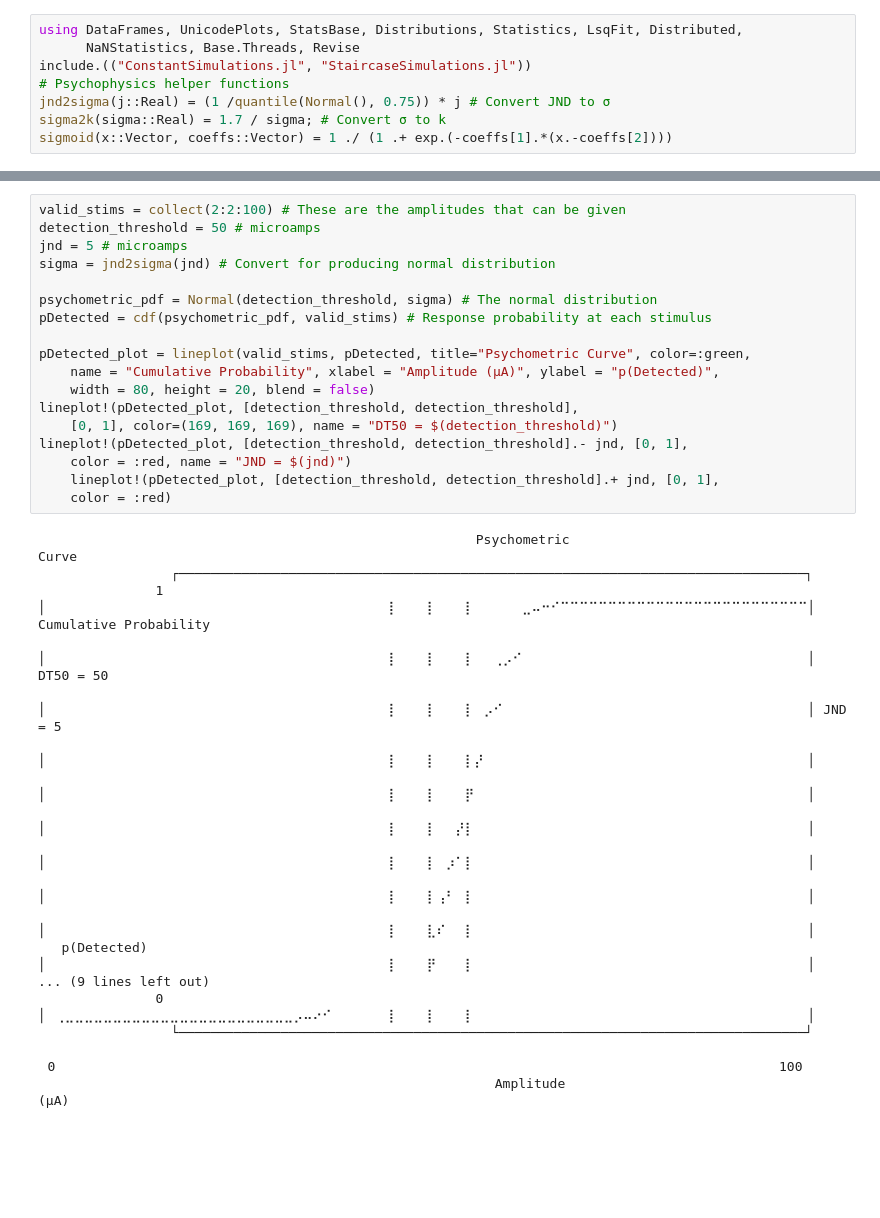
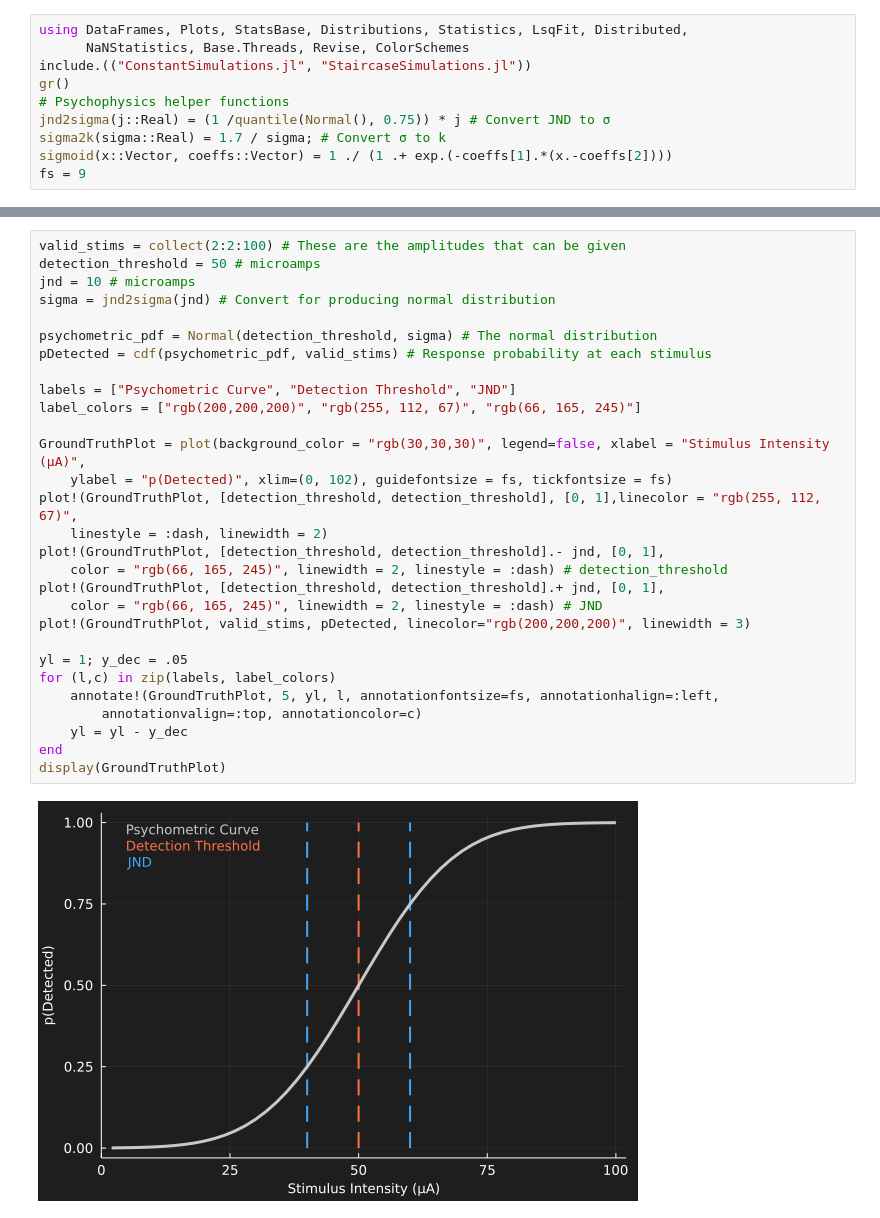
Before and after one commit to CMGreenspon/BCIDetectionThresholdSimulations, a Jupyter notebook: DetectionThresholdNotebook.ipynb, the cells around one changed output, grey strips where cells are left out. Cells and saved outputs as stored; diff of their text form; blank space fills up the shorter version.

```diff
--- a/DetectionThresholdNotebook.ipynb
+++ b/DetectionThresholdNotebook.ipynb
@@ -1,9 +1,11 @@
 # %%
-using DataFrames, UnicodePlots, StatsBase, Distributions, Statistics, LsqFit, Distributed,
-      NaNStatistics, Base.Threads, Revise
+using DataFrames, Plots, StatsBase, Distributions, Statistics, LsqFit, Distributed,
+      NaNStatistics, Base.Threads, Revise, ColorSchemes
 include.(("ConstantSimulations.jl", "StaircaseSimulations.jl"))
+gr()
 # Psychophysics helper functions
 jnd2sigma(j::Real) = (1 /quantile(Normal(), 0.75)) * j # Convert JND to σ
 sigma2k(sigma::Real) = 1.7 / sigma; # Convert σ to k
 sigmoid(x::Vector, coeffs::Vector) = 1 ./ (1 .+ exp.(-coeffs[1].*(x.-coeffs[2])))
+fs = 9
 # %% [output]
@@ -14,37 +16,32 @@ We first define an example psychophysical response function defined as a cumulat
 # %%
 valid_stims = collect(2:2:100) # These are the amplitudes that can be given
 detection_threshold = 50 # microamps
-jnd = 5 # microamps
+jnd = 10 # microamps
 sigma = jnd2sigma(jnd) # Convert for producing normal distribution
 
 psychometric_pdf = Normal(detection_threshold, sigma) # The normal distribution
 pDetected = cdf(psychometric_pdf, valid_stims) # Response probability at each stimulus
 
-pDetected_plot = lineplot(valid_stims, pDetected, title="Psychometric Curve", color=:green,
-    name = "Cumulative Probability", xlabel = "Amplitude (μA)", ylabel = "p(Detected)",
-    width = 80, height = 20, blend = false)
-lineplot!(pDetected_plot, [detection_threshold, detection_threshold],
-    [0, 1], color=(169, 169, 169), name = "DT50 = $(detection_threshold)")
-lineplot!(pDetected_plot, [detection_threshold, detection_threshold].- jnd, [0, 1],
-    color = :red, name = "JND = $(jnd)")
-    lineplot!(pDetected_plot, [detection_threshold, detection_threshold].+ jnd, [0, 1],
-    color = :red)
+labels = ["Psychometric Curve", "Detection Threshold", "JND"]
+label_colors = ["rgb(200,200,200)", "rgb(255, 112, 67)", "rgb(66, 165, 245)"]
+
+GroundTruthPlot = plot(background_color = "rgb(30,30,30)", legend=false, xlabel = "Stimulus Intensity (μA)",
+    ylabel = "p(Detected)", xlim=(0, 102), guidefontsize = fs, tickfontsize = fs)
+plot!(GroundTruthPlot, [detection_threshold, detection_threshold], [0, 1],linecolor = "rgb(255, 112, 67)",
+    linestyle = :dash, linewidth = 2)
+plot!(GroundTruthPlot, [detection_threshold, detection_threshold].- jnd, [0, 1],
+    color = "rgb(66, 165, 245)", linewidth = 2, linestyle = :dash) # detection_threshold
+plot!(GroundTruthPlot, [detection_threshold, detection_threshold].+ jnd, [0, 1],
+    color = "rgb(66, 165, 245)", linewidth = 2, linestyle = :dash) # JND
+plot!(GroundTruthPlot, valid_stims, pDetected, linecolor="rgb(200,200,200)", linewidth = 3)
+
+yl = 1; y_dec = .05
+for (l,c) in zip(labels, label_colors)
+    annotate!(GroundTruthPlot, 5, yl, l, annotationfontsize=fs, annotationhalign=:left,
+        annotationvalign=:top, annotationcolor=c)
+    yl = yl - y_dec
+end
+display(GroundTruthPlot)
 # %% [output]
-                 ⠀⠀⠀⠀⠀⠀⠀⠀⠀⠀⠀⠀⠀⠀⠀⠀⠀⠀⠀⠀⠀⠀⠀⠀⠀⠀⠀⠀⠀⠀⠀⠀Psychometric Curve⠀⠀⠀⠀⠀⠀⠀⠀⠀⠀⠀⠀⠀⠀⠀⠀⠀⠀⠀⠀⠀⠀⠀⠀⠀⠀⠀⠀⠀⠀⠀⠀
-                 ┌────────────────────────────────────────────────────────────────────────────────┐
-               1 │⠀⠀⠀⠀⠀⠀⠀⠀⠀⠀⠀⠀⠀⠀⠀⠀⠀⠀⠀⠀⠀⠀⠀⠀⠀⠀⠀⠀⠀⠀⠀⠀⠀⠀⠀⠀⡇⠀⠀⠀⡇⠀⠀⠀⡇⠀⠀⠀⠀⠀⣀⠤⠒⠊⠉⠉⠉⠉⠉⠉⠉⠉⠉⠉⠉⠉⠉⠉⠉⠉⠉⠉⠉⠉⠉⠉⠉⠉⠉⠉│ Cumulative Probability
-                 │⠀⠀⠀⠀⠀⠀⠀⠀⠀⠀⠀⠀⠀⠀⠀⠀⠀⠀⠀⠀⠀⠀⠀⠀⠀⠀⠀⠀⠀⠀⠀⠀⠀⠀⠀⠀⡇⠀⠀⠀⡇⠀⠀⠀⡇⠀⠀⢀⡠⠊⠀⠀⠀⠀⠀⠀⠀⠀⠀⠀⠀⠀⠀⠀⠀⠀⠀⠀⠀⠀⠀⠀⠀⠀⠀⠀⠀⠀⠀⠀│ DT50 = 50
-                 │⠀⠀⠀⠀⠀⠀⠀⠀⠀⠀⠀⠀⠀⠀⠀⠀⠀⠀⠀⠀⠀⠀⠀⠀⠀⠀⠀⠀⠀⠀⠀⠀⠀⠀⠀⠀⡇⠀⠀⠀⡇⠀⠀⠀⡇⠀⡠⠊⠀⠀⠀⠀⠀⠀⠀⠀⠀⠀⠀⠀⠀⠀⠀⠀⠀⠀⠀⠀⠀⠀⠀⠀⠀⠀⠀⠀⠀⠀⠀⠀│ JND = 5
-                 │⠀⠀⠀⠀⠀⠀⠀⠀⠀⠀⠀⠀⠀⠀⠀⠀⠀⠀⠀⠀⠀⠀⠀⠀⠀⠀⠀⠀⠀⠀⠀⠀⠀⠀⠀⠀⡇⠀⠀⠀⡇⠀⠀⠀⡇⡜⠀⠀⠀⠀⠀⠀⠀⠀⠀⠀⠀⠀⠀⠀⠀⠀⠀⠀⠀⠀⠀⠀⠀⠀⠀⠀⠀⠀⠀⠀⠀⠀⠀⠀│
-                 │⠀⠀⠀⠀⠀⠀⠀⠀⠀⠀⠀⠀⠀⠀⠀⠀⠀⠀⠀⠀⠀⠀⠀⠀⠀⠀⠀⠀⠀⠀⠀⠀⠀⠀⠀⠀⡇⠀⠀⠀⡇⠀⠀⠀⡟⠀⠀⠀⠀⠀⠀⠀⠀⠀⠀⠀⠀⠀⠀⠀⠀⠀⠀⠀⠀⠀⠀⠀⠀⠀⠀⠀⠀⠀⠀⠀⠀⠀⠀⠀│
-                 │⠀⠀⠀⠀⠀⠀⠀⠀⠀⠀⠀⠀⠀⠀⠀⠀⠀⠀⠀⠀⠀⠀⠀⠀⠀⠀⠀⠀⠀⠀⠀⠀⠀⠀⠀⠀⡇⠀⠀⠀⡇⠀⠀⡜⡇⠀⠀⠀⠀⠀⠀⠀⠀⠀⠀⠀⠀⠀⠀⠀⠀⠀⠀⠀⠀⠀⠀⠀⠀⠀⠀⠀⠀⠀⠀⠀⠀⠀⠀⠀│
-                 │⠀⠀⠀⠀⠀⠀⠀⠀⠀⠀⠀⠀⠀⠀⠀⠀⠀⠀⠀⠀⠀⠀⠀⠀⠀⠀⠀⠀⠀⠀⠀⠀⠀⠀⠀⠀⡇⠀⠀⠀⡇⠀⡰⠁⡇⠀⠀⠀⠀⠀⠀⠀⠀⠀⠀⠀⠀⠀⠀⠀⠀⠀⠀⠀⠀⠀⠀⠀⠀⠀⠀⠀⠀⠀⠀⠀⠀⠀⠀⠀│
-                 │⠀⠀⠀⠀⠀⠀⠀⠀⠀⠀⠀⠀⠀⠀⠀⠀⠀⠀⠀⠀⠀⠀⠀⠀⠀⠀⠀⠀⠀⠀⠀⠀⠀⠀⠀⠀⡇⠀⠀⠀⡇⢠⠃⠀⡇⠀⠀⠀⠀⠀⠀⠀⠀⠀⠀⠀⠀⠀⠀⠀⠀⠀⠀⠀⠀⠀⠀⠀⠀⠀⠀⠀⠀⠀⠀⠀⠀⠀⠀⠀│
-                 │⠀⠀⠀⠀⠀⠀⠀⠀⠀⠀⠀⠀⠀⠀⠀⠀⠀⠀⠀⠀⠀⠀⠀⠀⠀⠀⠀⠀⠀⠀⠀⠀⠀⠀⠀⠀⡇⠀⠀⠀⣇⠎⠀⠀⡇⠀⠀⠀⠀⠀⠀⠀⠀⠀⠀⠀⠀⠀⠀⠀⠀⠀⠀⠀⠀⠀⠀⠀⠀⠀⠀⠀⠀⠀⠀⠀⠀⠀⠀⠀│
-   p(Detected)   │⠀⠀⠀⠀⠀⠀⠀⠀⠀⠀⠀⠀⠀⠀⠀⠀⠀⠀⠀⠀⠀⠀⠀⠀⠀⠀⠀⠀⠀⠀⠀⠀⠀⠀⠀⠀⡇⠀⠀⠀⡟⠀⠀⠀⡇⠀⠀⠀⠀⠀⠀⠀⠀⠀⠀⠀⠀⠀⠀⠀⠀⠀⠀⠀⠀⠀⠀⠀⠀⠀⠀⠀⠀⠀⠀⠀⠀⠀⠀⠀│
-... (9 lines left out)
-               0 │⠀⢀⣀⣀⣀⣀⣀⣀⣀⣀⣀⣀⣀⣀⣀⣀⣀⣀⣀⣀⣀⣀⣀⣀⣀⣀⡠⠤⠔⠊⠀⠀⠀⠀⠀⠀⡇⠀⠀⠀⡇⠀⠀⠀⡇⠀⠀⠀⠀⠀⠀⠀⠀⠀⠀⠀⠀⠀⠀⠀⠀⠀⠀⠀⠀⠀⠀⠀⠀⠀⠀⠀⠀⠀⠀⠀⠀⠀⠀⠀│
-                 └────────────────────────────────────────────────────────────────────────────────┘
-                 ⠀0⠀⠀⠀⠀⠀⠀⠀⠀⠀⠀⠀⠀⠀⠀⠀⠀⠀⠀⠀⠀⠀⠀⠀⠀⠀⠀⠀⠀⠀⠀⠀⠀⠀⠀⠀⠀⠀⠀⠀⠀⠀⠀⠀⠀⠀⠀⠀⠀⠀⠀⠀⠀⠀⠀⠀⠀⠀⠀⠀⠀⠀⠀⠀⠀⠀⠀⠀⠀⠀⠀⠀⠀⠀⠀⠀⠀100⠀
-                 ⠀⠀⠀⠀⠀⠀⠀⠀⠀⠀⠀⠀⠀⠀⠀⠀⠀⠀⠀⠀⠀⠀⠀⠀⠀⠀⠀⠀⠀⠀⠀⠀⠀⠀Amplitude (μA)⠀⠀⠀⠀⠀⠀⠀⠀⠀⠀⠀⠀⠀⠀⠀⠀⠀⠀⠀⠀⠀⠀⠀⠀⠀⠀⠀⠀⠀⠀⠀⠀⠀⠀
+[figure, added]
 # %% [markdown]
```
Also changed, not shown: parts of 7 cells of this notebook, 2 other files.
